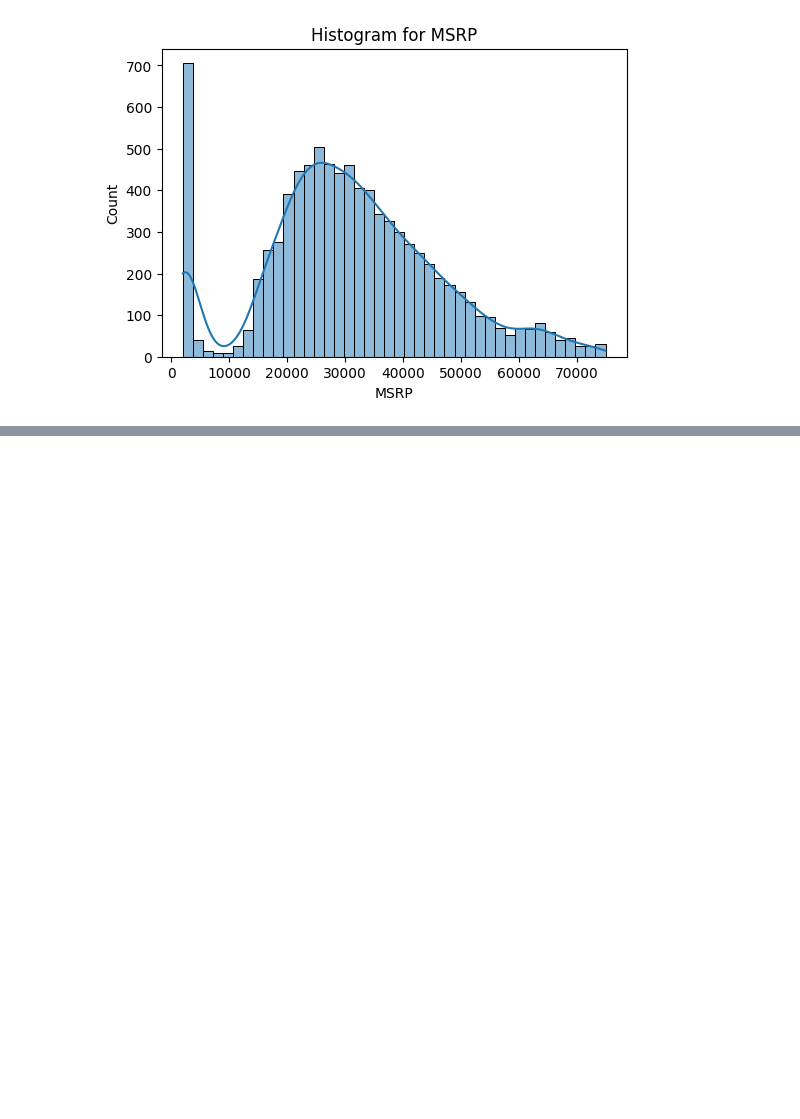
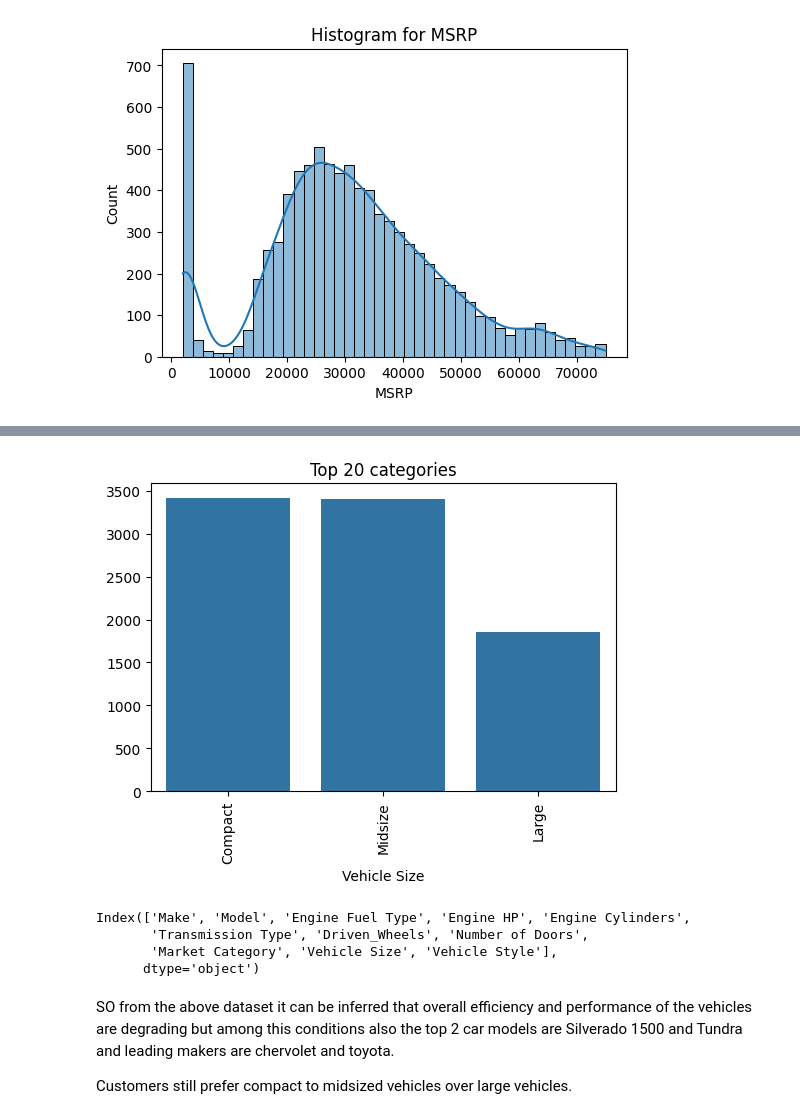
Before and after one commit to Khush-AIE/Data-Science, a Jupyter notebook: Python Analysis/Assignment/Assignment_f.ipynb, the cells around one changed output, grey strips where cells are left out. Saved outputs shown, nothing was run; the diff lists cells and outputs as text; code cells hidden in the pictures; blank space fills up the shorter version.

```diff
--- a/Python Analysis/Assignment/Assignment_f.ipynb
+++ b/Python Analysis/Assignment/Assignment_f.ipynb
@@ -139,2 +169,23 @@ for col in cat_col:
+# %%
+counts = df['Vehicle Size'].value_counts()
+
+plt.figure(figsize=(6,4))
+sns.barplot(x=counts.index[:20], y=counts.values[:20])   # top 20 only
+plt.xticks(rotation=90)
+plt.title("Top 20 categories")
+plt.show()
+# %% [output]
+[figure, added]
+# %%
+cat_col    #Make  Model   Vehicle Size
+# %% [output]
+Index(['Make', 'Model', 'Engine Fuel Type', 'Engine HP', 'Engine Cylinders',
+       'Transmission Type', 'Driven_Wheels', 'Number of Doors',
+       'Market Category', 'Vehicle Size', 'Vehicle Style'],
+      dtype='object')
 # %%
 df.to_csv("Cleaned Dataset.csv",index=False)
+# %% [markdown]
+SO from the above dataset it can be inferred that overall efficiency and performance of the vehicles are degrading but among this conditions also the top 2 car models are Silverado 1500 and Tundra and leading makers are chervolet and toyota.
+
+Customers still prefer compact to midsized vehicles over large vehicles.
```
Also changed, not shown: parts of 6 cells of this notebook.
